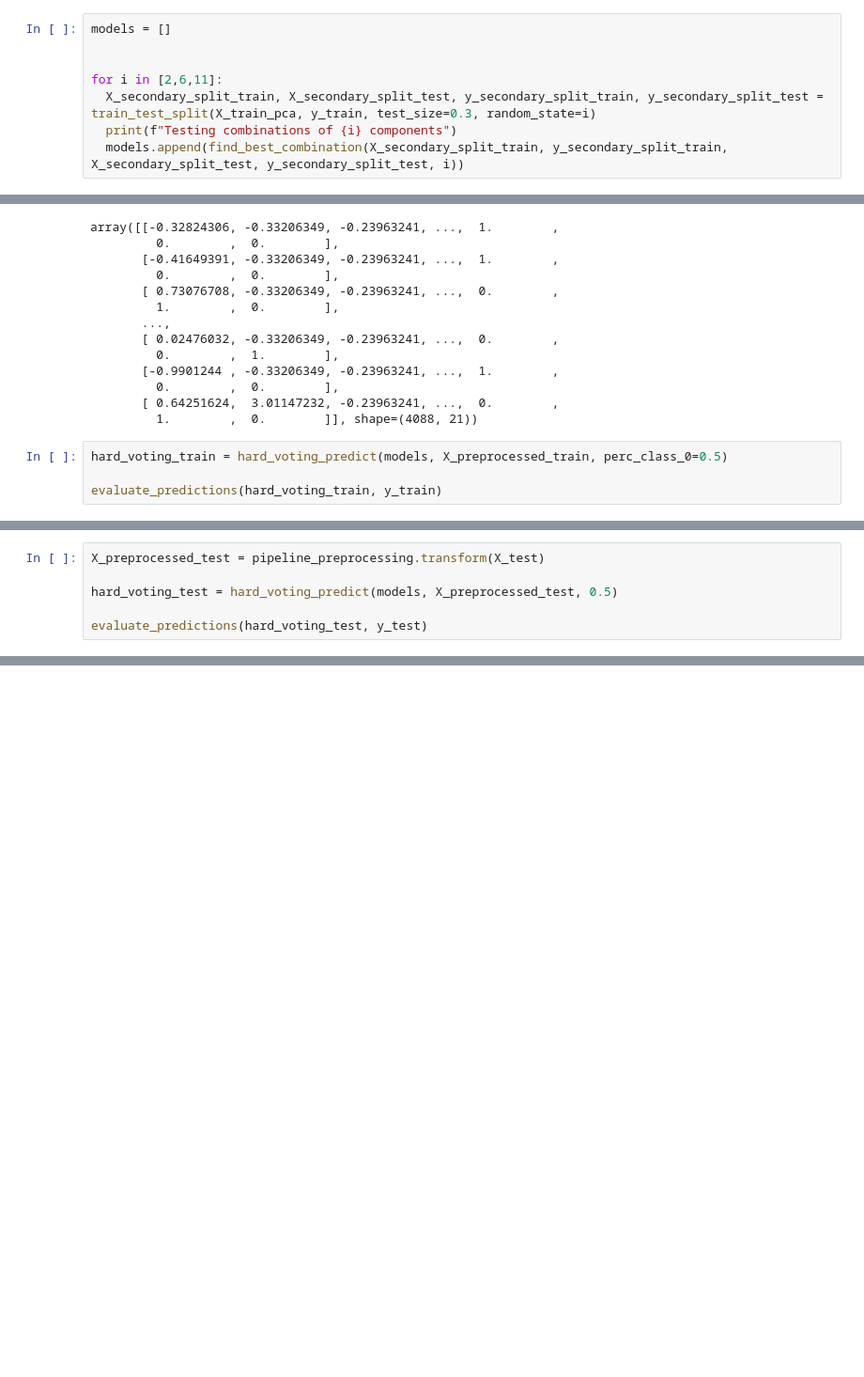
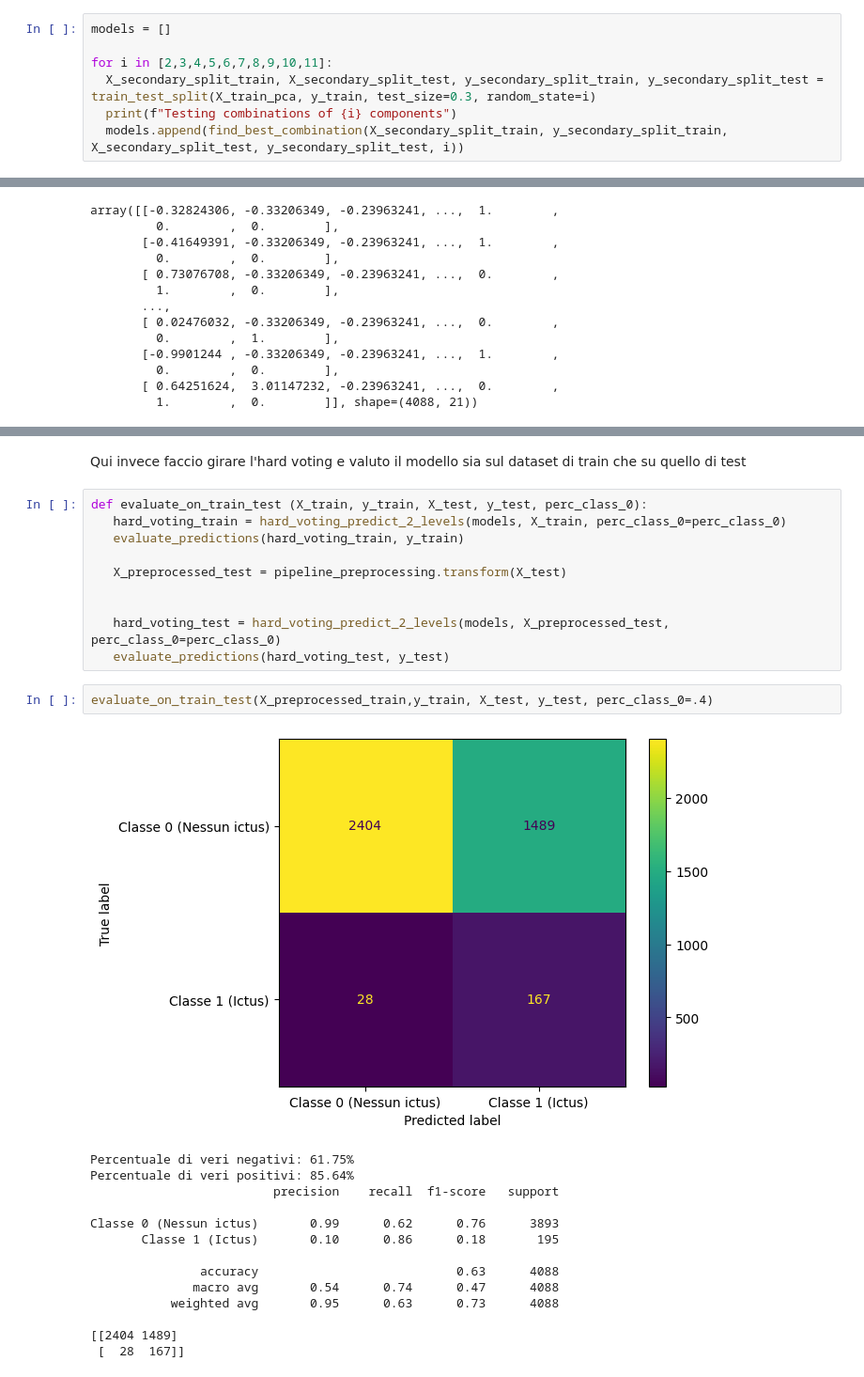
Before and after one commit to davidMarabottini/studio_data_science, a Jupyter notebook: 09-riduzione-dimensionalita/63-selezionare-nr-componenti-principali.ipynb, the cells around one changed output, grey strips where cells are left out. Shown: that part at 94% size. Cells and saved outputs as stored; diff of their text form; blank space fills up the shorter version.

Commit message:
wip: added hard voting second level and improved code

```diff
--- a/09-riduzione-dimensionalita/63-selezionare-nr-componenti-principali.ipynb
+++ b/09-riduzione-dimensionalita/63-selezionare-nr-componenti-principali.ipynb
@@ -204,8 +203,7 @@ def find_best_combination(X_train_pca, y_resampled, X_cv_test, y_cv_test, n_comp
 # %%
 models = []
 
-
-for i in [2,6,11]:
+for i in [2,3,4,5,6,7,8,9,10,11]:
   X_secondary_split_train, X_secondary_split_test, y_secondary_split_train, y_secondary_split_test = train_test_split(X_train_pca, y_train, test_size=0.3, random_state=i)
   print(f"Testing combinations of {i} components")
   models.append(find_best_combination(X_secondary_split_train, y_secondary_split_train, X_secondary_split_test, y_secondary_split_test, i))
@@ -345,7 +338,3 @@ array([[-0.32824306, -0.33206349, -0.23963241, ...,  1.        ,
          0.        ,  0.        ],
        [ 0.64251624,  3.01147232, -0.23963241, ...,  0.        ,
          1.        ,  0.        ]], shape=(4088, 21))
-# %%
-hard_voting_train = hard_voting_predict(models, X_preprocessed_train, perc_class_0=0.5)
-
-evaluate_predictions(hard_voting_train, y_train)
@@ -368,6 +340,0 @@ Classe 0 (Nessun ictus)       0.98      0.62      0.76      3893
-# %%
-X_preprocessed_test = pipeline_preprocessing.transform(X_test)
-
-hard_voting_test = hard_voting_predict(models, X_preprocessed_test, 0.5)
-
-evaluate_predictions(hard_voting_test, y_test)
@@ -389,0 +341,29 @@ Classe 0 (Nessun ictus)       0.98      0.64      0.77       968
+# %% [markdown]
+Qui invece faccio girare l'hard voting e valuto il modello sia sul dataset di train che su quello di test
+# %%
+def evaluate_on_train_test (X_train, y_train, X_test, y_test, perc_class_0):
+   hard_voting_train = hard_voting_predict_2_levels(models, X_train, perc_class_0=perc_class_0)
+   evaluate_predictions(hard_voting_train, y_train)
+
+   X_preprocessed_test = pipeline_preprocessing.transform(X_test)
+
+
+   hard_voting_test = hard_voting_predict_2_levels(models, X_preprocessed_test, perc_class_0=perc_class_0)
+   evaluate_predictions(hard_voting_test, y_test)
+# %%
+evaluate_on_train_test(X_preprocessed_train,y_train, X_test, y_test, perc_class_0=.4)
+# %% [output]
+[figure, added]
+Percentuale di veri negativi: 61.75%
+Percentuale di veri positivi: 85.64%
+                         precision    recall  f1-score   support
+
+Classe 0 (Nessun ictus)       0.99      0.62      0.76      3893
+       Classe 1 (Ictus)       0.10      0.86      0.18       195
+
+               accuracy                           0.63      4088
+              macro avg       0.54      0.74      0.47      4088
+           weighted avg       0.95      0.63      0.73      4088
+
+[[2404 1489]
+ [  28  167]]
```
Also changed, not shown: parts of 23 cells of this notebook.
